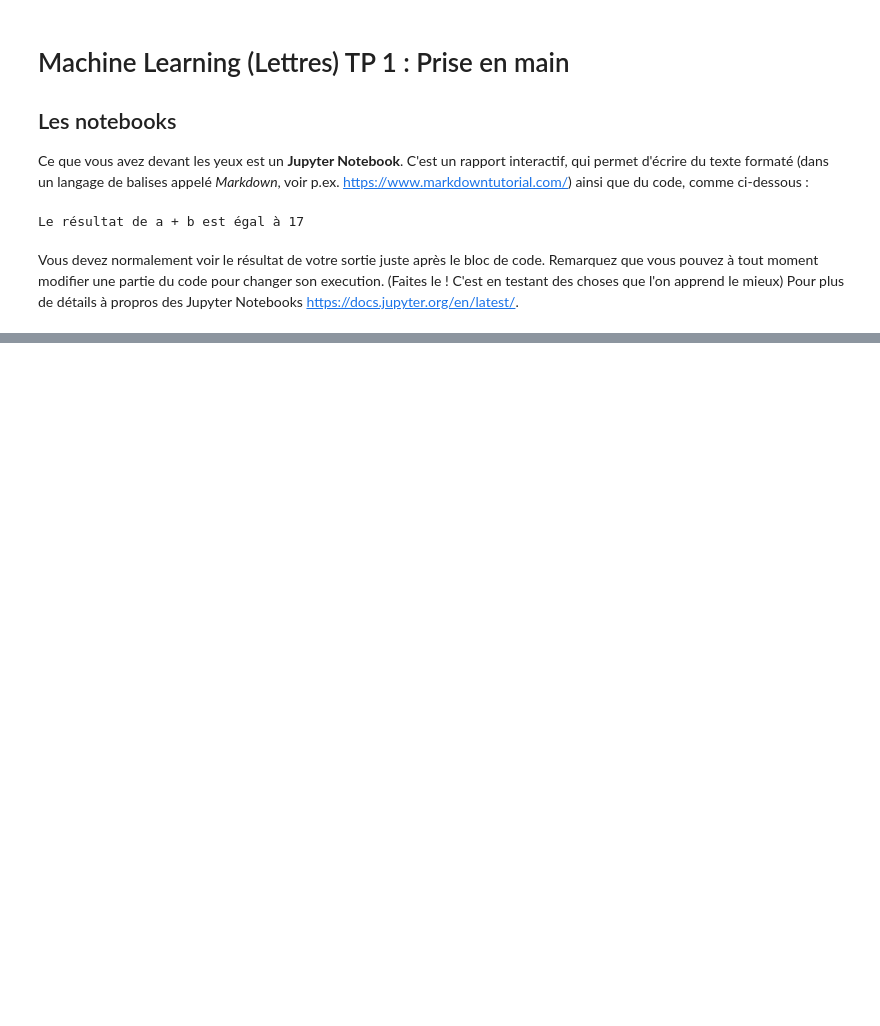
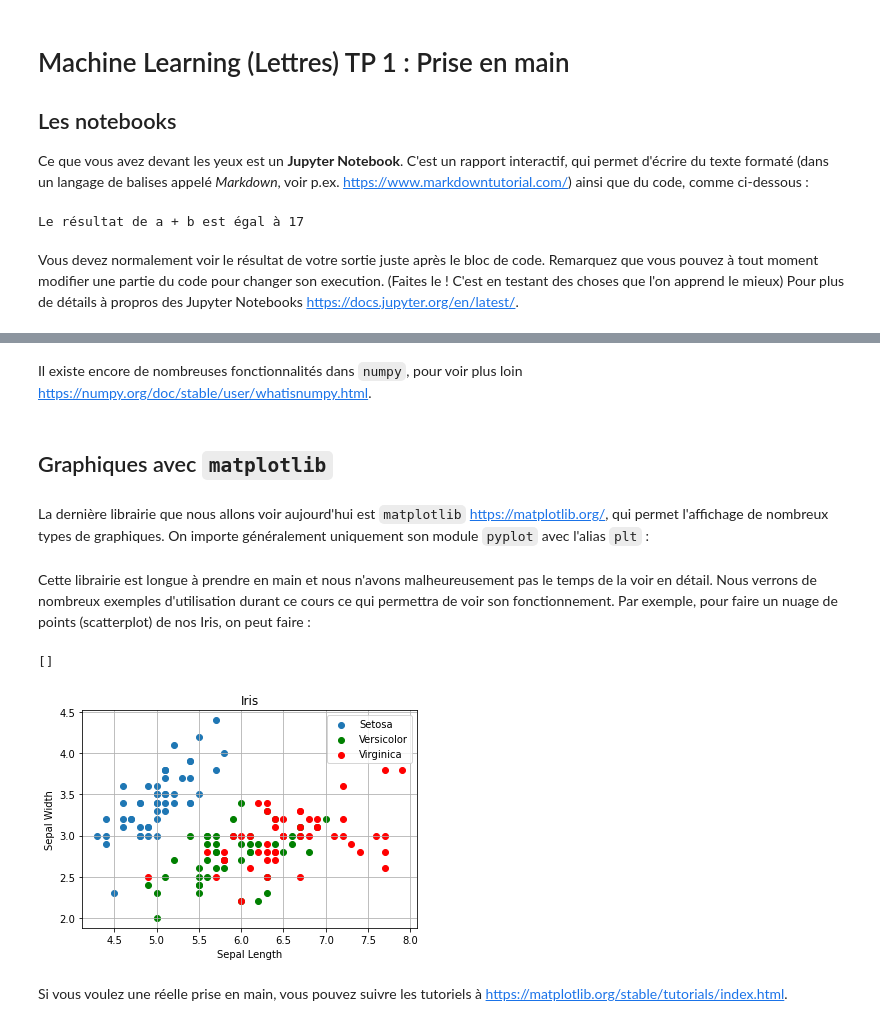
Before and after one commit to gguex/ISH_ressources_cours_ML, a Jupyter notebook: TP1_prise_en_main.ipynb, the cells around one changed output, grey strips where cells are left out. Drawn from its saved outputs; the diff is of its cells as text; code cells hidden in the pictures; blank space fills up the shorter version.

```diff
--- a/TP1_prise_en_main.ipynb
+++ b/TP1_prise_en_main.ipynb
@@ -53,0 +139,3 @@ print(my_df)
+# %%
+my_df["sepal.length.cat"] = my_df["sepal.length"] < 5
+my_df
@@ -53,0 +292,6 @@ print(my_df)
+# %% [markdown]
+Il existe encore de nombreuses fonctionnalités dans `numpy`, pour voir plus loin https://numpy.org/doc/stable/user/whatisnumpy.html.
+# %% [markdown]
+## Graphiques avec `matplotlib`
+# %% [markdown]
+La dernière librairie que nous allons voir aujourd'hui est `matplotlib` https://matplotlib.org/, qui permet l'affichage de nombreux types de graphiques. On importe généralement uniquement son module `pyplot` avec l'alias `plt` :
@@ -53,0 +300,34 @@ print(my_df)
+# %% [markdown]
+Cette librairie est longue à prendre en main et nous n'avons malheureusement pas le temps de la voir en détail. Nous verrons de nombreux exemples d'utilisation durant ce cours ce qui permettra de voir son fonctionnement. Par exemple, pour faire un nuage de points (scatterplot) de nos Iris, on peut faire :
+# %%
+# Création d'un dictionnaire pour les couleurs
+colors = {"Setosa": "tab:blue", "Versicolor": "green", "Virginica": "red"}
+
+# Création des objets servant à l'affichage graphique
+fig, ax = plt.subplots()
+
+# On fait une boucle sur les espèces
+for species in my_df["variety"].unique():
+
+  # Selection de l'espèce
+  species_df = my_df[my_df["variety"] == species]
+
+  # Scatter plot de l'espèce
+  ax.scatter(x=species_df["sepal.length"],
+            y=species_df["sepal.width"],
+            c=colors[species],
+            label=species)
+
+# Ajout du nom des axes, d'un titre, d'une légende, et d'une grille
+ax.set_xlabel("Sepal Length")
+ax.set_ylabel("Sepal Width")
+ax.set_title("Iris")
+ax.legend()
+ax.grid(True)
+
+plt.plot()
+# %% [output]
+[]
+[figure, added]
+# %% [markdown]
+Si vous voulez une réelle prise en main, vous pouvez suivre les tutoriels à https://matplotlib.org/stable/tutorials/index.html.
```
Also changed, not shown: parts of 50 cells of this notebook.
